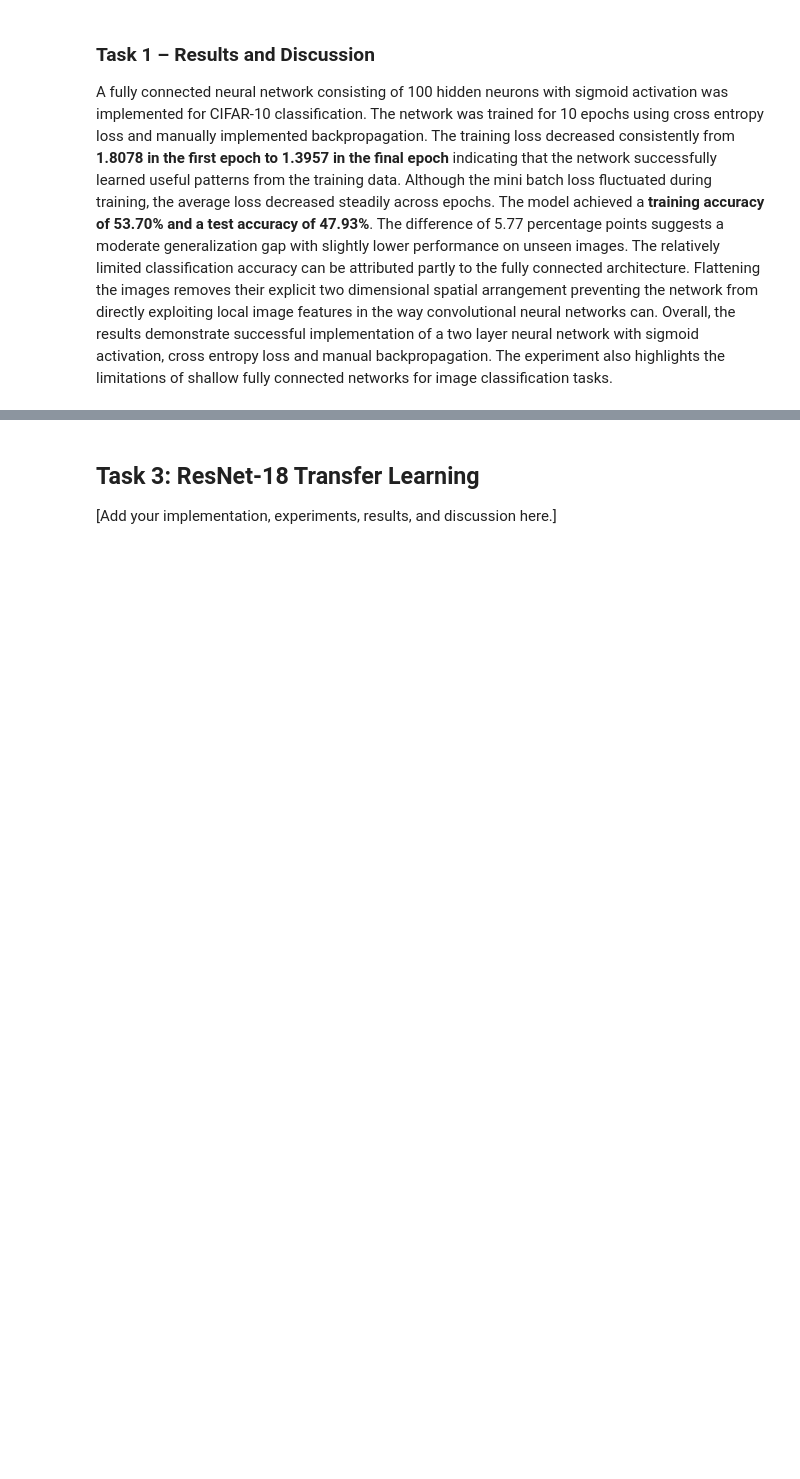
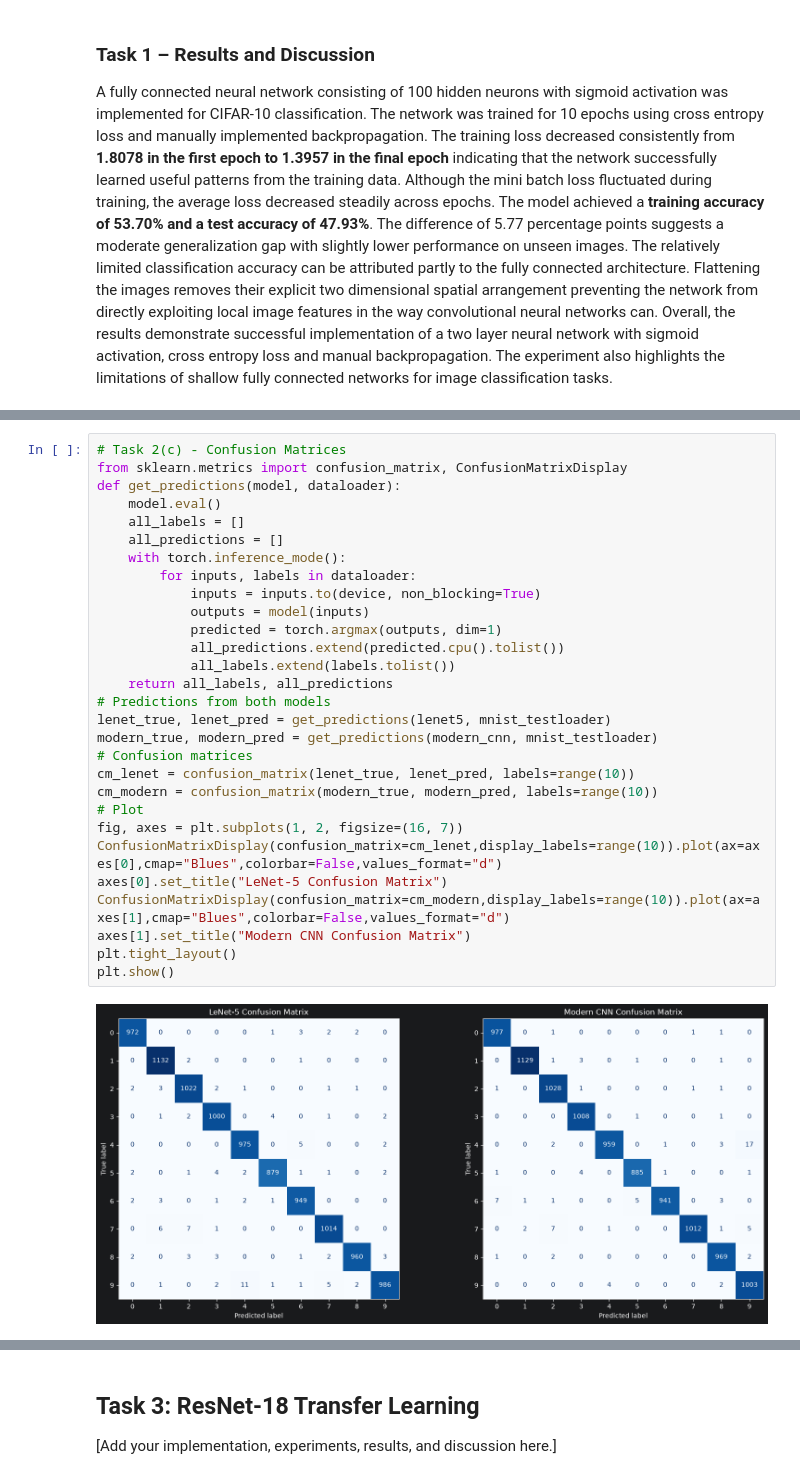
Before and after one commit to indeepa-05/EN3160-Image-Processing, a Jupyter notebook: Assignment3/EN3160_Assignment_03.ipynb, the cells around one changed output, grey strips where cells are left out. Drawn from its saved outputs; the diff is of its cells as text; blank space fills up the shorter version.

```diff
--- a/Assignment3/EN3160_Assignment_03.ipynb
+++ b/Assignment3/EN3160_Assignment_03.ipynb
@@ -160,0 +404,31 @@ A fully connected neural network consisting of 100 hidden neurons with sigmoid a
+# %%
+# Task 2(c) - Confusion Matrices
+from sklearn.metrics import confusion_matrix, ConfusionMatrixDisplay
+def get_predictions(model, dataloader):
+    model.eval()
+    all_labels = []
+    all_predictions = []
+    with torch.inference_mode():
+        for inputs, labels in dataloader:
+            inputs = inputs.to(device, non_blocking=True)
+            outputs = model(inputs)
+            predicted = torch.argmax(outputs, dim=1)
+            all_predictions.extend(predicted.cpu().tolist())
+            all_labels.extend(labels.tolist())
+    return all_labels, all_predictions
+# Predictions from both models
+lenet_true, lenet_pred = get_predictions(lenet5, mnist_testloader)
+modern_true, modern_pred = get_predictions(modern_cnn, mnist_testloader)
+# Confusion matrices
+cm_lenet = confusion_matrix(lenet_true, lenet_pred, labels=range(10))
+cm_modern = confusion_matrix(modern_true, modern_pred, labels=range(10))
+# Plot
+fig, axes = plt.subplots(1, 2, figsize=(16, 7))
+ConfusionMatrixDisplay(confusion_matrix=cm_lenet,display_labels=range(10)).plot(ax=axes[0],cmap="Blues",colorbar=False,values_format="d")
+axes[0].set_title("LeNet-5 Confusion Matrix")
+ConfusionMatrixDisplay(confusion_matrix=cm_modern,display_labels=range(10)).plot(ax=axes[1],cmap="Blues",colorbar=False,values_format="d")
+axes[1].set_title("Modern CNN Confusion Matrix")
+plt.tight_layout()
+plt.show()
+# %% [output]
+[figure, added]
```
Also changed, not shown: parts of 10 cells of this notebook.
